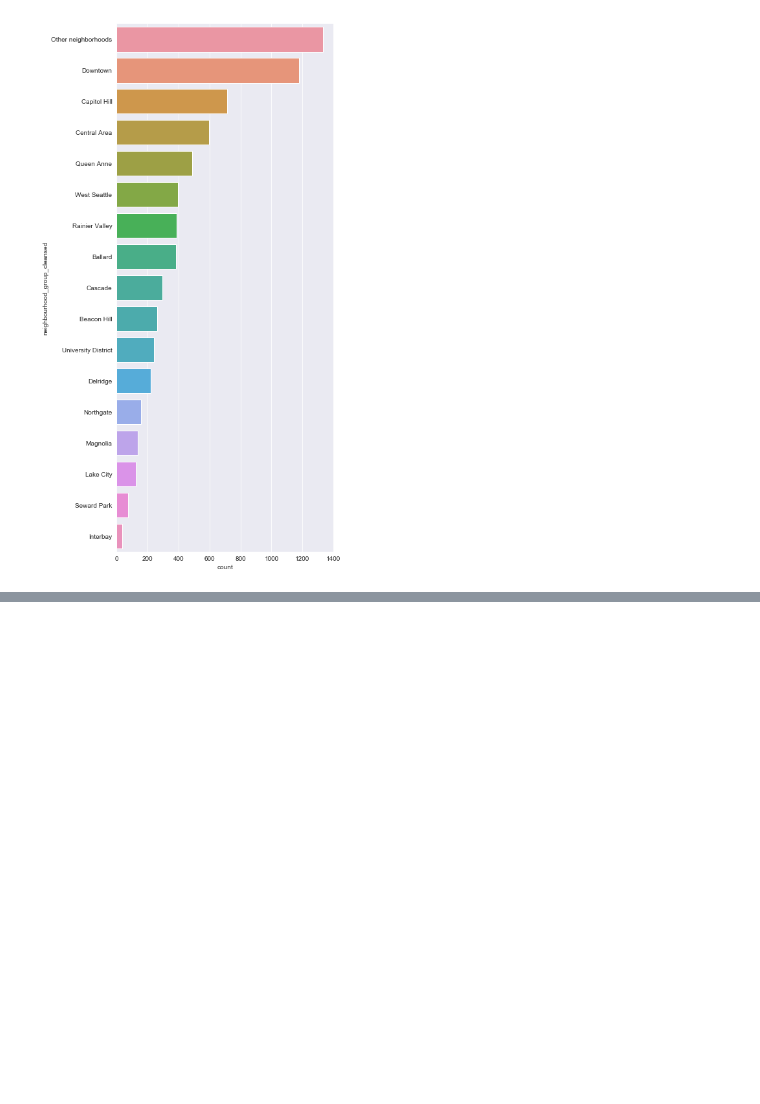
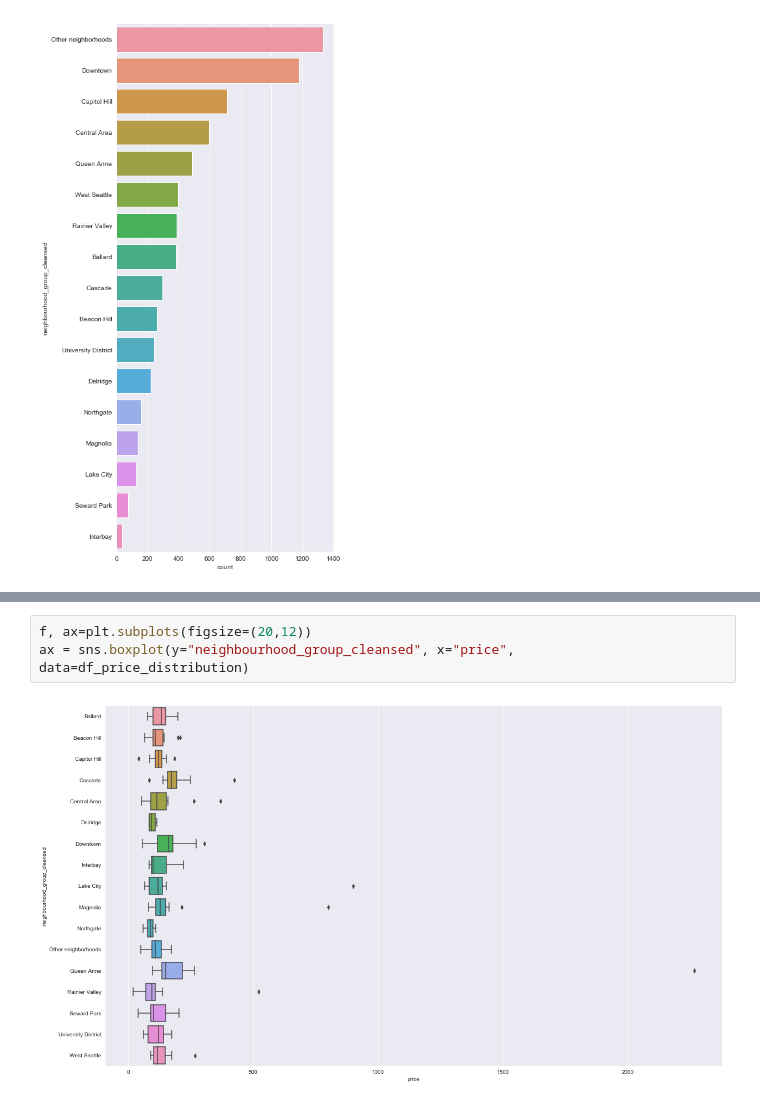
Before and after one commit to kirti-chaudhari/SpringBoard_DataScience_Career, a Jupyter notebook: CapstoneProject/AirbnbProject.ipynb, the cells around one changed output, grey strips where cells are left out. Drawn from its saved outputs; the diff is of its cells as text; blank space fills up the shorter version.

```diff
--- a/CapstoneProject/AirbnbProject.ipynb
+++ b/CapstoneProject/AirbnbProject.ipynb
@@ -327,0 +426,5 @@ Name: available, dtype: int64
+# %%
+f, ax=plt.subplots(figsize=(20,12))
+ax = sns.boxplot(y="neighbourhood_group_cleansed", x="price", data=df_price_distribution)
+# %% [output]
+[figure, added]
```
Also changed, not shown: parts of 22 cells of this notebook.
